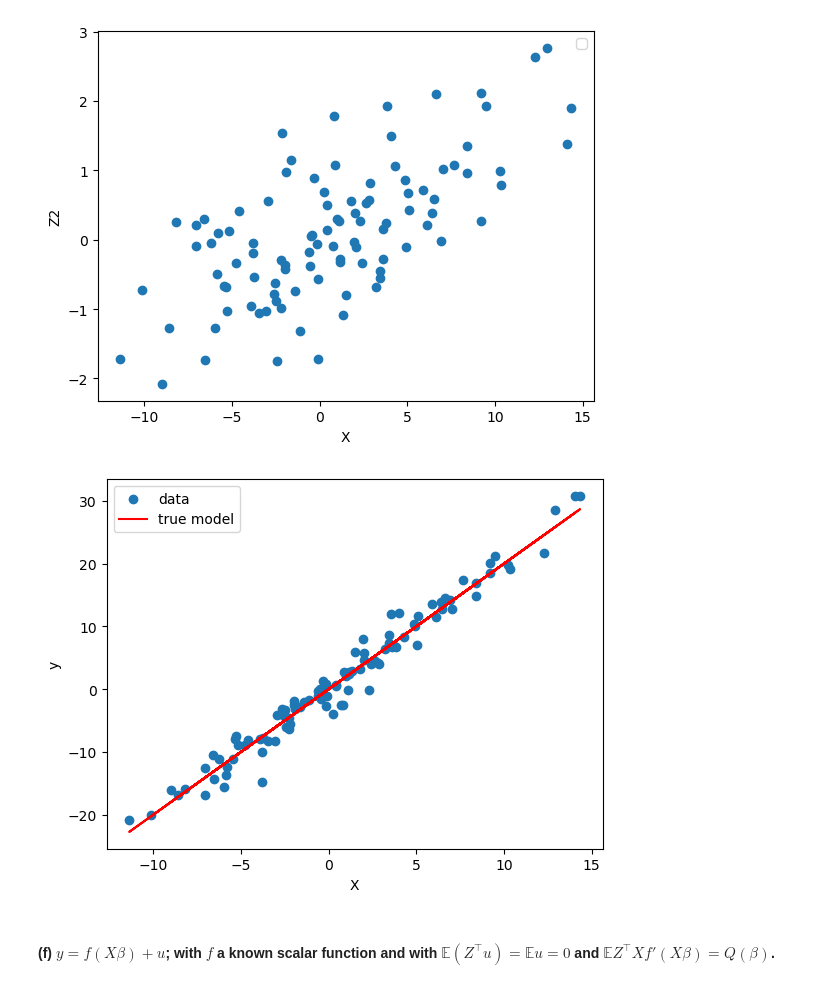
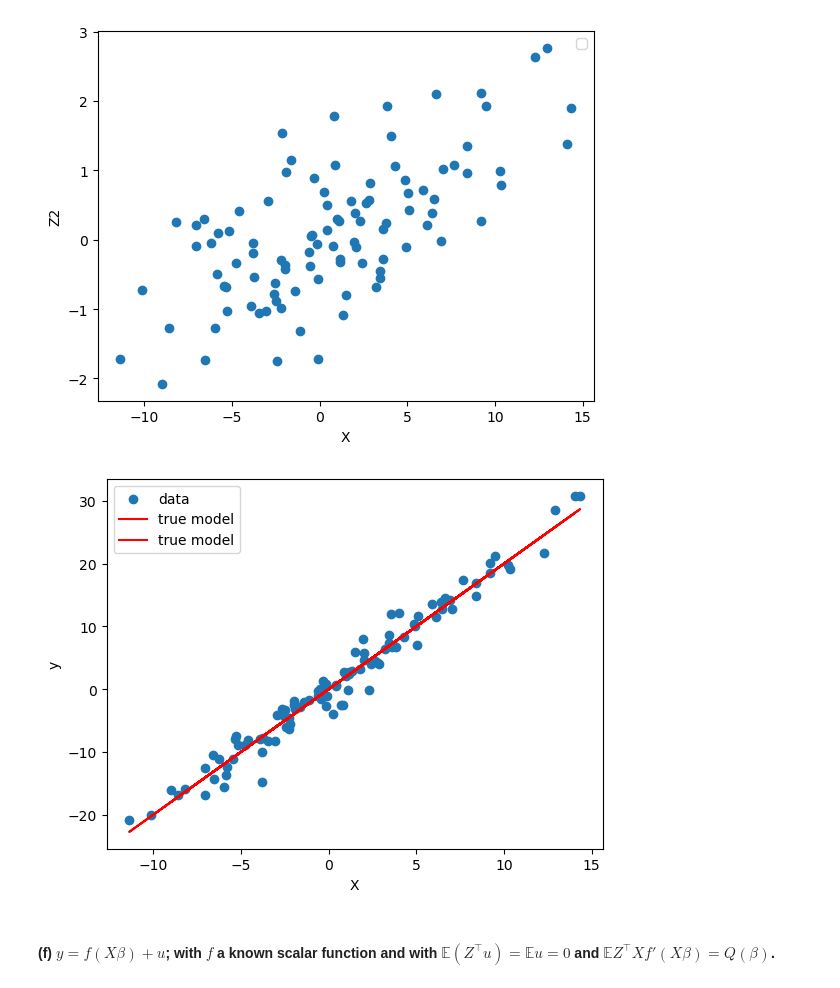
Before and after one commit to eleanor-adachi/ARE212_Materials, a Jupyter notebook: Assignments/assignment3/assignment3_ea.ipynb, the cells around one changed output. Cells and saved outputs as stored; diff of their text form; code cells hidden in the pictures.

```diff
--- a/Assignments/assignment3/assignment3_ea.ipynb
+++ b/Assignments/assignment3/assignment3_ea.ipynb
@@ -494,25 +599,28 @@ def dgp_e(N, b0, pi=[3,4], sigma_u=2, sigma_v=3):
     # Construct X and y
     X = Z@pi + v
     y = X*beta + u
-    X = X.reshape(len(Z), 1)
-    y = y.reshape(len(Z), 1)
 
+#     # Option 1: Output as arrays
+#     X = X.reshape(len(Z), 1)
+#     y = y.reshape(len(Z), 1)
+#     return y, X, Z
+
+    # Option 2: Output as DataFrame
     # Construct z_cols and z_dict
-#     z_cols = []
-#     z_dict = {}
-#     for i in range(len(pi)):
-#         z_col = 'z'+str(i+1)
-#         z_cols.append(z_col)
-#         z_dict[z_col] = Z[:, i]
+    z_cols = []
+    z_dict = {}
+    for i in range(len(pi)):
+        z_col = 'z'+str(i+1)
+        z_cols.append(z_col)
+        z_dict[z_col] = Z[:, i]
 
-#     # Construct df
-#     combined_dict = {'y':y, 'x':X, 'Constant':1}
-#     combined_dict.update(z_dict)
-#     df = pd.DataFrame(combined_dict)
+    # Construct df
+    combined_dict = {'y':y, 'x':X, 'Constant':1}
+    combined_dict.update(z_dict)
+    df = pd.DataFrame(combined_dict)
 
 #     return df[['y']], df[['Constant','x']], df[['Constant']+z_cols]
-
-    return y, X, Z
+    return df['y'], df[['Constant','x']], df[['Constant']+z_cols] # y as series
 # %%
 np.random.seed(1234)
 
@@ -569,16 +656,17 @@ No artists with labels found to put in legend.  Note that artists whose label st
 # %%
 import matplotlib.pyplot as plt
 
 y_true = X*beta
 
-plt.scatter(X, y, label='data')
+# plt.scatter(X, y, label='data')
+plt.scatter(X['x'], y, label='data')
 plt.plot(X, y_true, label='true model', color='r')
 plt.xlabel('X')
 plt.ylabel('y')
 plt.legend()
 plt.show()
 # %% [output]
-[figure, old version]
+[figure, new version]
 # %% [markdown]
 #### (f) $y = f(X \beta) + u$; with $f$ a known scalar function and with $\mathbb{E}(Z^⊤u) = \mathbb{E}u = 0$ and $\mathbb{E}Z^⊤ X f'(X \beta) = Q(\beta)$.
 # %% [markdown]
```
Also changed, not shown: parts of 54 cells of this notebook.
